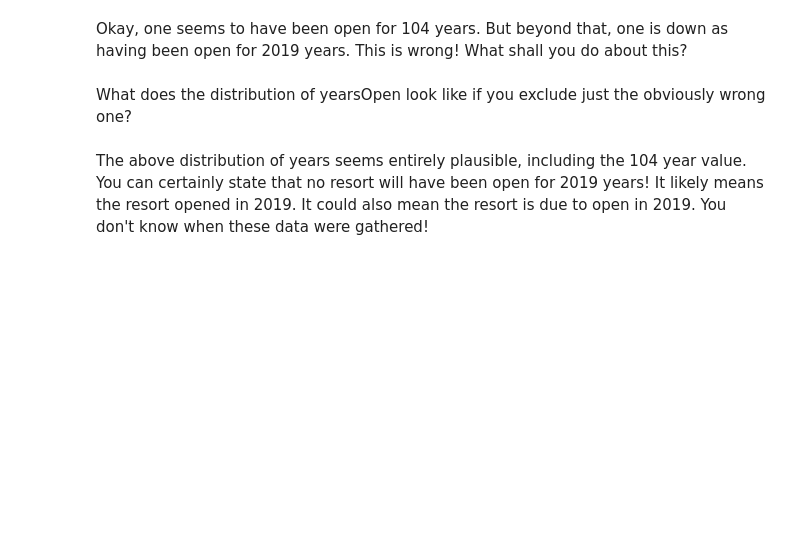
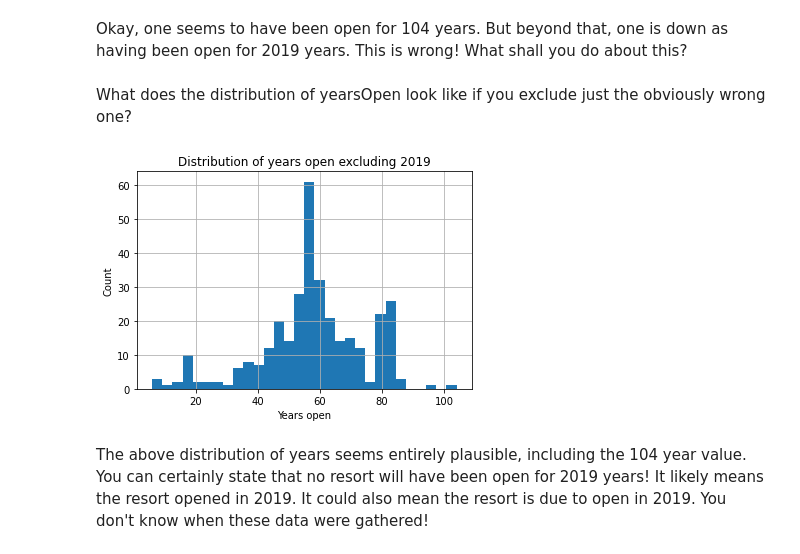
Before and after one commit to BeastEG/DataScienceGuidedCapstone, a Jupyter notebook: Notebooks/02_data_wrangling.ipynb, the cells around one changed output. Saved outputs shown, nothing was run; the diff lists cells and outputs as text; code cells hidden in the pictures; blank space fills up the shorter version.

Commit message:
UpdateUpTo2.8
Finished Up To 2.8 In the Data Wrangling Exercise

```diff
--- a/Notebooks/02_data_wrangling.ipynb
+++ b/Notebooks/02_data_wrangling.ipynb
@@ -662,7 +665,10 @@ ski_data.___[39, 'SkiableTerrain_ac']
 # %%
 #Code task 22#
 #Use the .loc accessor again to modify this value with the correct value of 1819
-ski_data.___[39, 'SkiableTerrain_ac'] = ___
+ski_data.loc[39, 'SkiableTerrain_ac'] = 1819
+
+#---Original---
+##ski_data.___[39, 'SkiableTerrain_ac'] = ___
 # %%
 #Code task 23#
 #Use the .loc accessor a final time to verify that the value has been modified
@@ -733,7 +747,10 @@ Drop the fastEight column in its entirety; half the values are missing and all b
 # %%
 #Code task 24#
 #Drop the 'fastEight' column from ski_data. Use inplace=True
-ski_data.drop(columns=___, inplace=___)
+ski_data.drop(columns='fastEight', inplace=True)
+
+#---Original---
+##ski_data.drop(columns=___, inplace=___)
 # %% [markdown]
 What about yearsOpen? How many resorts have purportedly been open for more than 100 years?
 # %%
@@ -747,11 +771,19 @@ What does the distribution of yearsOpen look like if you exclude just the obviou
 # %%
 #Code task 26#
 #Call the hist method on 'yearsOpen' after filtering for values under 1000
 #Pass the argument bins=30 to hist(), but feel free to explore other values
-ski_data.___[ski_data.___ < ___].hist(___)
+ski_data.yearsOpen[ski_data.yearsOpen < 1000].hist(bins=30)
 plt.xlabel('Years open')
 plt.ylabel('Count')
 plt.title('Distribution of years open excluding 2019');
+
+#---Original---
+##ski_data.___[ski_data.___ < ___].hist(___)
+##plt.xlabel('Years open')
+##plt.ylabel('Count')
+##plt.title('Distribution of years open excluding 2019');
+# %% [output]
+[figure, added]
 # %% [markdown]
 The above distribution of years seems entirely plausible, including the 104 year value. You can certainly state that no resort will have been open for 2019 years! It likely means the resort opened in 2019. It could also mean the resort is due to open in 2019. You don't know when these data were gathered!
 # %% [markdown]
```
Also changed, not shown: parts of 7 cells of this notebook.
